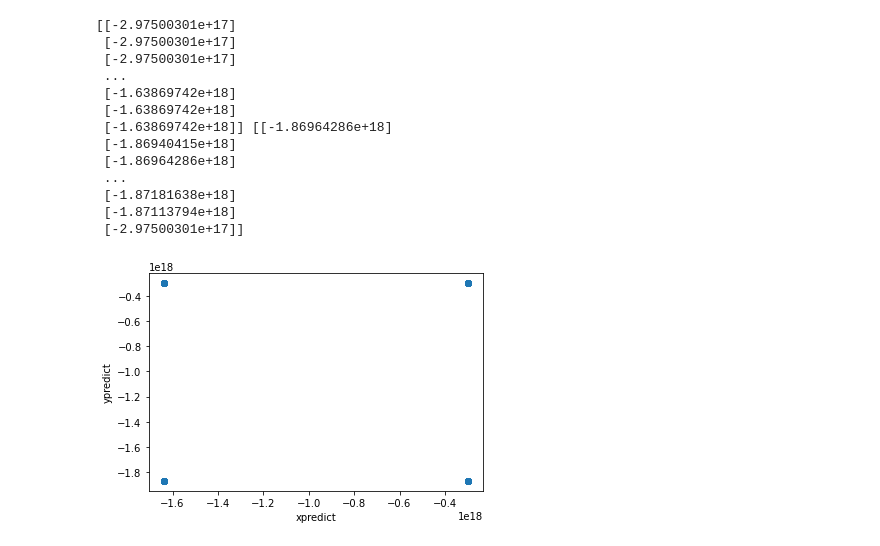
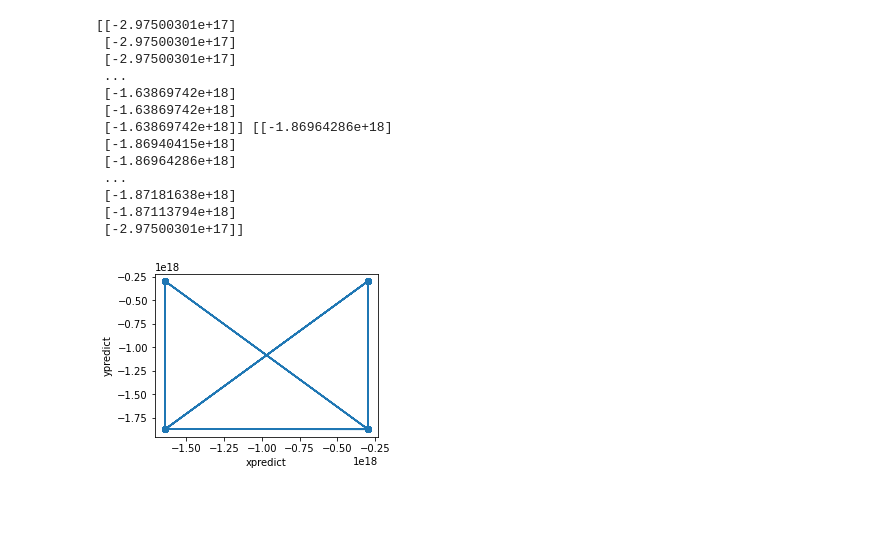
Before and after one commit to cyberanalyst268/Data-Science-and-Decision-Making, a Jupyter notebook: Agrotech-project.ipynb, the cells around one changed output. Drawn from its saved outputs; the diff is of its cells as text; code cells hidden in the pictures; blank space fills up the shorter version.

```diff
--- a/Agrotech-project.ipynb
+++ b/Agrotech-project.ipynb
@@ -332,9 +332,18 @@ print (xpredict,ypredict)
  [-2.97500301e+17]]
 # %%
 #Scatter Plot of a Multi-Label Linear Regressor
-plt.scatter(xpredict, ypredict)
-plt.xlabel('xpredict')
-plt.ylabel('ypredict')
+# plot the results
+plt.figure(figsize=(4, 3))
+ax = plt.axes()
+ax.scatter(xpredict, ypredict)
+ax.plot(xpredict, ypredict)
+
+ax.set_xlabel('xpredict')
+ax.set_ylabel('ypredict')
+
+ax.axis('tight')
 plt.savefig("mlr.jpeg")
+
+plt.show()
 # %% [output]
-[figure, old version]
+[figure, new version]
```
